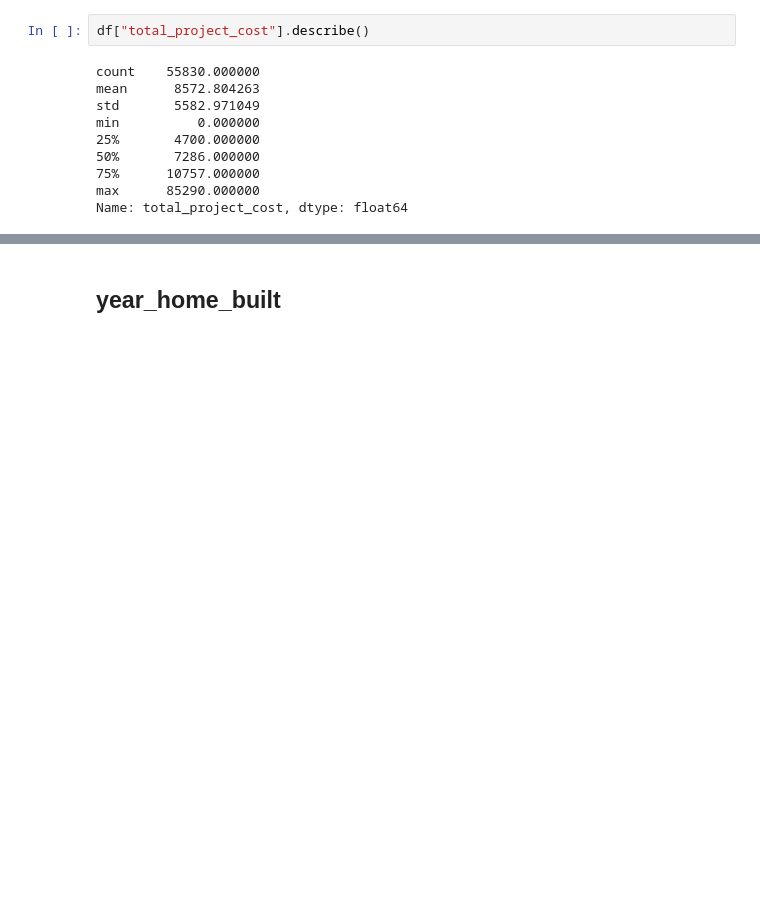
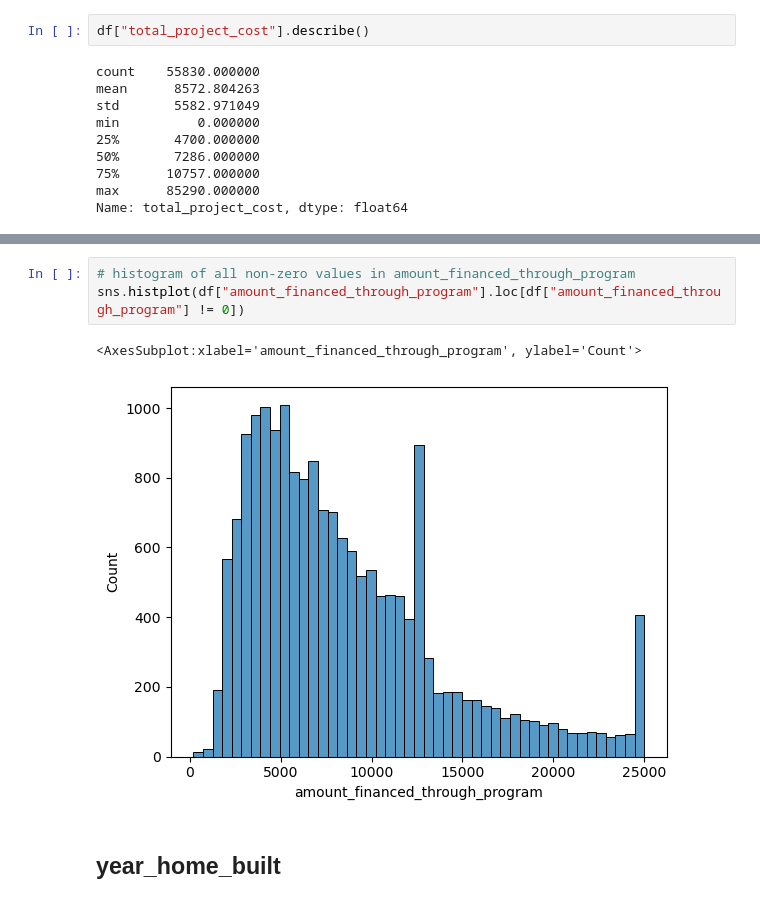
Before and after one commit to Phylanxy/IH_Midterm_Project, a Jupyter notebook: Midterm_project.ipynb, the cells around one changed output, grey strips where cells are left out. Drawn from its saved outputs; the diff is of its cells as text; blank space fills up the shorter version.

```diff
--- a/Midterm_project.ipynb
+++ b/Midterm_project.ipynb
@@ -154,3 +216,9 @@ df = df.loc[(df["total_project_cost"] != 0)]
+# %%
+# histogram of all non-zero values in amount_financed_through_program
+sns.histplot(df["amount_financed_through_program"].loc[df["amount_financed_through_program"] != 0])
+# %% [output]
+<AxesSubplot:xlabel='amount_financed_through_program', ylabel='Count'>
+[figure, added]
 # %% [markdown]
 ## year_home_built
 # %%
```
Also changed, not shown: parts of 13 cells of this notebook.
